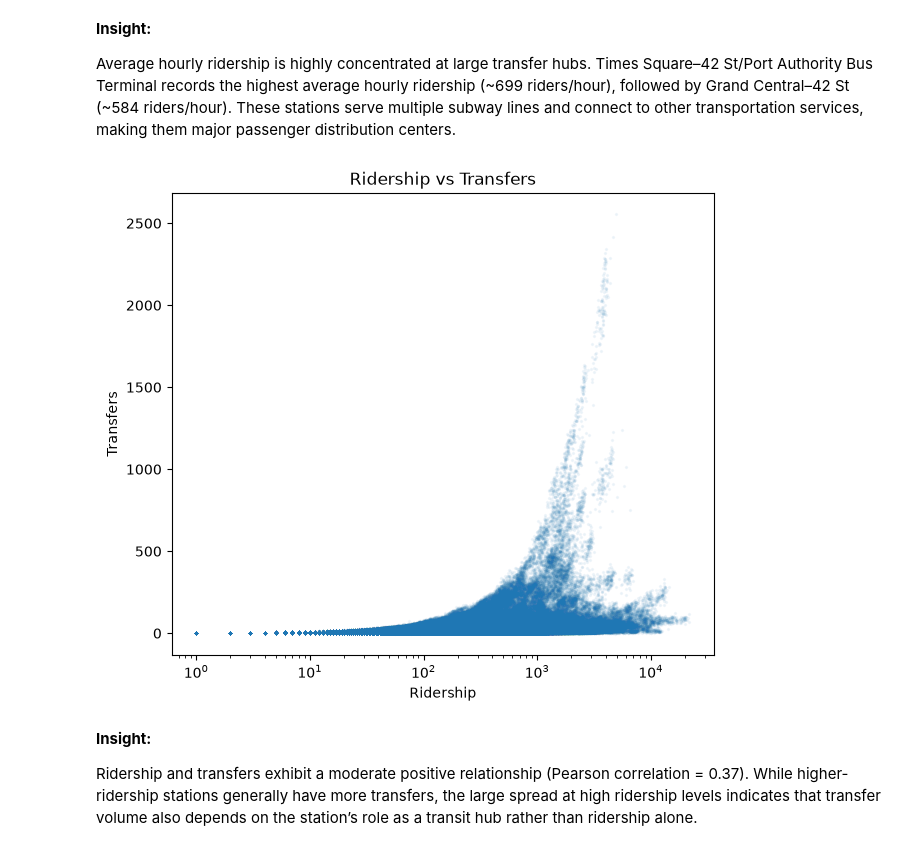
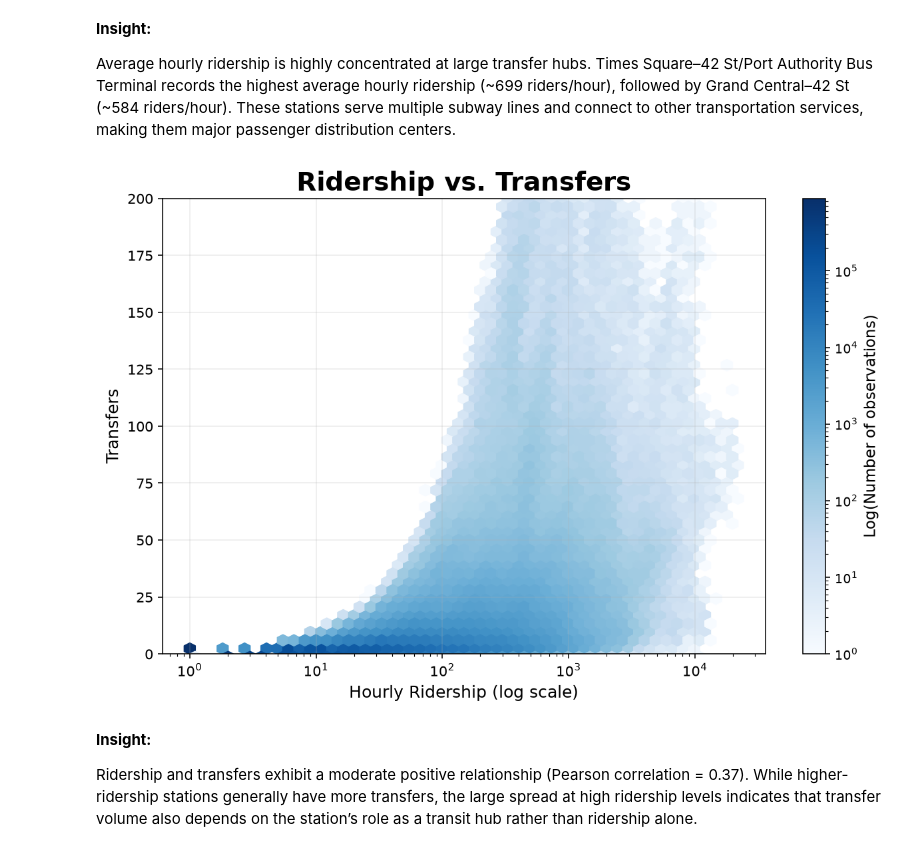
Before and after one commit to mariiaonokhina/mta-service-reliability, a Jupyter notebook: notebooks/03_hourly_ridership_analysis.ipynb, the cells around one changed output. Drawn from its saved outputs; the diff is of its cells as text; code cells hidden in the pictures.

Commit message:
Finished visualizaitons for hourly ridership analysis

```diff
--- a/notebooks/03_hourly_ridership_analysis.ipynb
+++ b/notebooks/03_hourly_ridership_analysis.ipynb
@@ -20,6 +20,15 @@ import statsmodels
 
 import calplot
 import seaborn as sns
+# %%
+plt.rcParams.update({
+    "figure.dpi": 140,
+    "axes.titlesize": 22,
+    "axes.titleweight": "bold",
+    "axes.labelsize": 13,
+    "xtick.labelsize": 11,
+    "ytick.labelsize": 11,
+})
 # %% [markdown]
 ---
 ### Load Data
@@ -1082,24 +1091,36 @@ plt.show()
 
 Average hourly ridership is highly concentrated at large transfer hubs. Times Square–42 St/Port Authority Bus Terminal records the highest average hourly ridership (~699 riders/hour), followed by Grand Central–42 St (~584 riders/hour). These stations serve multiple subway lines and connect to other transportation services, making them major passenger distribution centers.
 # %%
-plt.figure(figsize=(7,6))
+plot_data = hourly[hourly["transfers"] <= 200]
 
-plt.scatter(
-    hourly["ridership"],
-    hourly["transfers"],
-    alpha=0.05,
-    s=2
+
+plt.figure(figsize=(9,6))
+
+hb = plt.hexbin(
+    plot_data["ridership"],
+    plot_data["transfers"],
+    gridsize=50,
+    xscale="log",
+    bins="log",
+    cmap="Blues",
+    mincnt=1
 )
 
-plt.xscale("log")
+cb = plt.colorbar(hb)
+cb.set_label("Log(Number of observations)", fontsize=12)
+cb.ax.tick_params(labelsize=10)
 
-plt.title("Ridership vs Transfers")
-plt.xlabel("Ridership")
-plt.ylabel("Transfers")
+plt.title("Ridership vs. Transfers", fontsize=20, weight="bold")
+plt.xlabel("Hourly Ridership (log scale)", fontsize=13)
+plt.ylabel("Transfers", fontsize=13)
+plt.ylim(0, 200)
 
+plt.grid(alpha=0.25)
+
+plt.tight_layout()
 plt.show()
 # %% [output]
-[figure, old version]
+[figure, new version]
 # %% [markdown]
 **Insight:**
 
```
Also changed, not shown: parts of 30 cells of this notebook.
